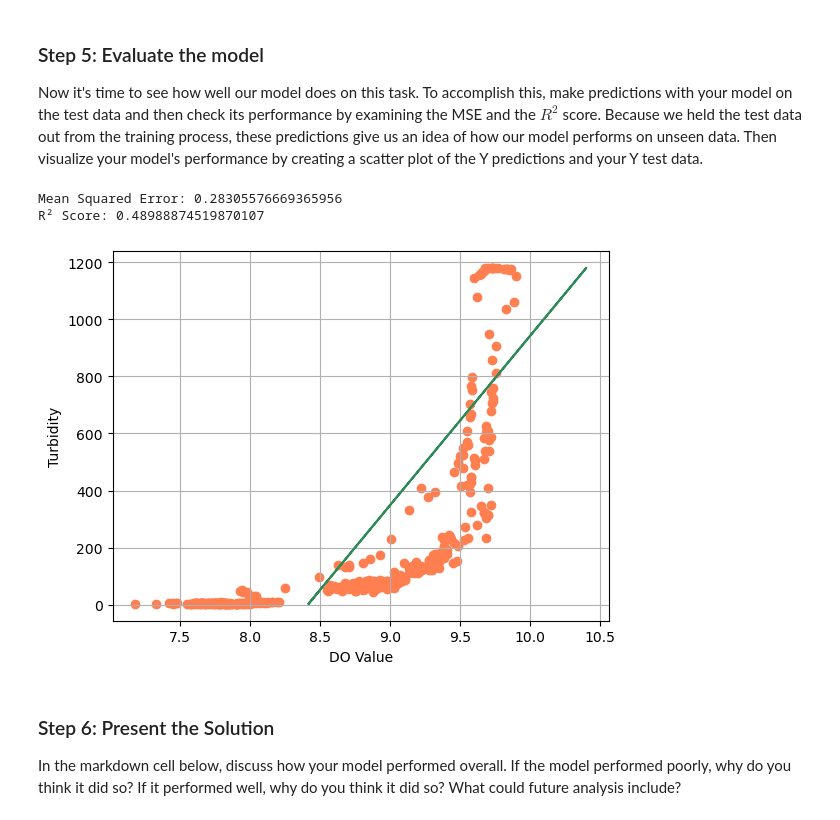
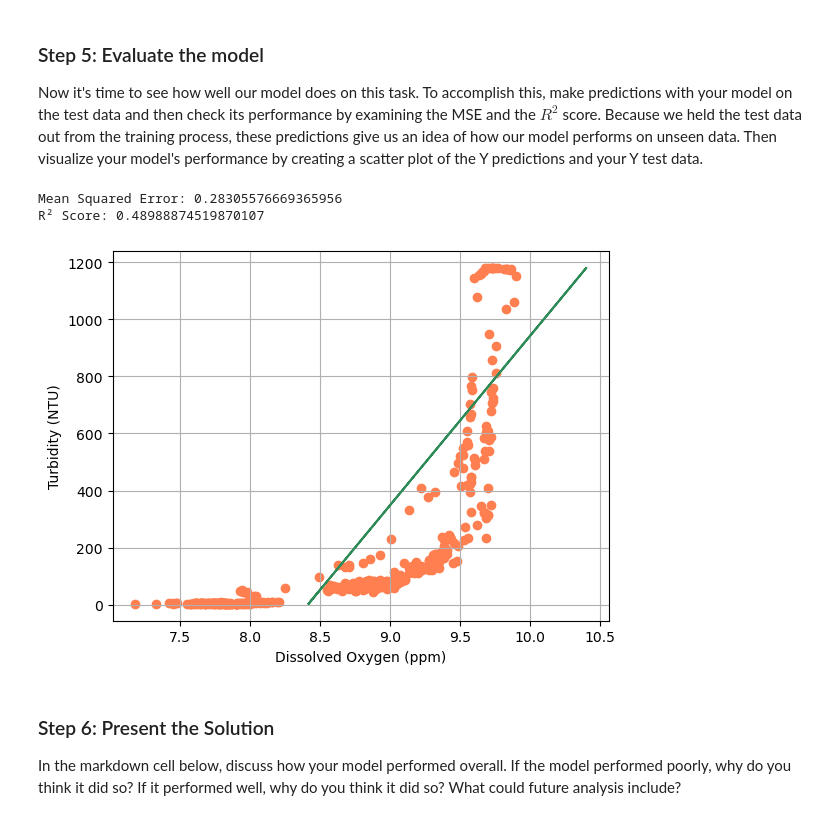
Before and after one commit to jorb1/EDS232-labs, a Jupyter notebook: Week1/Lab1-hurricane.ipynb, the cells around one changed output. Saved outputs shown, nothing was run; the diff lists cells and outputs as text; code cells hidden in the pictures.

```diff
--- a/Week1/Lab1-hurricane.ipynb
+++ b/Week1/Lab1-hurricane.ipynb
@@ -157,28 +157,28 @@ Now it's time to see how well our model does on this task.  To accomplish this,
 # %%
 # Make predictions
 Y_pred = model.predict(X_test)
 
 # Calculate evaluation metrics using scikit-learn's mean_squared_error and r2_score
 mse = mean_squared_error(Y_test, Y_pred)
 r2 = r2_score(Y_test, Y_pred)
 
 print(f"Mean Squared Error: {mse}")
 print(f"R² Score: {r2}")
 
 # Visualize predictions vs. actual values
 plt.scatter(Y_test, X_test, color = 'coral')
-plt.plot(Y_pred, X_test, color = 'seagreen')
+plt.plot(Y_pred, X_test, color = 'seagreen') # Difference between predicted and actual
 
 # Add labels
-plt.xlabel('DO Value')
-plt.ylabel('Turbidity')
+plt.xlabel('Dissolved Oxygen (ppm)')
+plt.ylabel('Turbidity (NTU)')
 
 # Add a grid
 plt.grid(True)
 # %% [output]
 Mean Squared Error: 0.28305576669365956
 R² Score: 0.48988874519870107
-[figure, old version]
+[figure, new version]
 # %% [markdown]
 ### Step 6:  Present the Solution
 In the markdown cell below, discuss how your model performed overall. If the model performed poorly, why do you think it did so? If it performed well, why do you think it did so? What could future analysis include?
```
Also changed, not shown: parts of 1 cell of this notebook.
